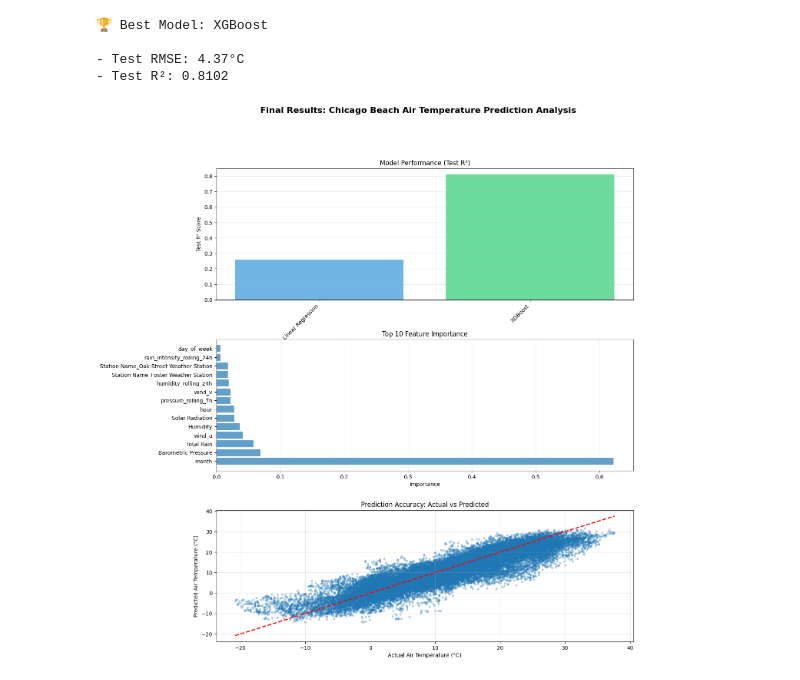
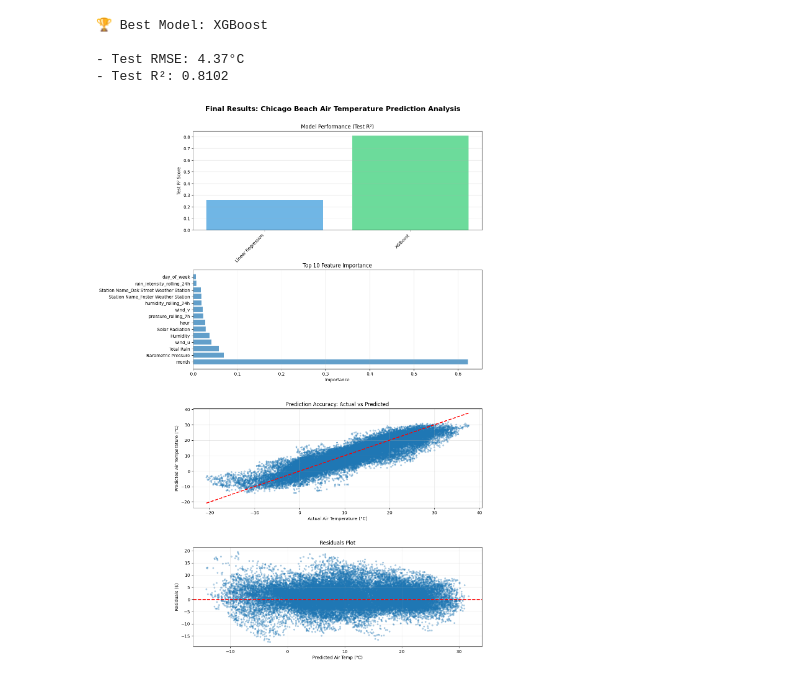
Before and after one commit to UCSF-DataSci/ds217-11-final-bobho1999, a Jupyter notebook: q8_results.ipynb, the cells around one changed output. Cells and saved outputs as stored; diff of their text form; code cells hidden in the pictures.

Commit message:
Q8 added residual plot

```diff
--- a/q8_results.ipynb
+++ b/q8_results.ipynb
@@ -224,9 +235,10 @@ summary.to_csv('output/q8_summary.csv', index=False)
 # %%
 # Final Visualization; adopted from Lecture 11 demo
 # Create figure with GridSpec layout for 3 panels
-fig = plt.figure(figsize=(14, 16))
-gs = fig.add_gridspec(3, 1, hspace=0.3, wspace=0.3)
+fig = plt.figure(figsize=(12, 20))
+gs = fig.add_gridspec(4, 1, hspace=0.4, wspace=0.3)
 fig.suptitle('Final Results: Chicago Beach Air Temperature Prediction Analysis', fontsize=16, fontweight='bold')
+plt.subplots_adjust(top=0.94)
 
 # Panel 1: Model comparison (top-left)
 ax1 = fig.add_subplot(gs[0, 0])
@@ -235,34 +247,44 @@ ax1.bar(x_pos, comparison['Test R²'], alpha=0.7, color=['#3498db', '#2ecc71', '
 ax1.set_xticks(x_pos)
 ax1.set_xticklabels(comparison['Model'], rotation=45, ha='right')
 ax1.set_ylabel('Test R² Score')
 ax1.set_title('Model Performance (Test R²)')
 ax1.grid(True, alpha=0.3, axis='y')
 
 # Panel 2: Feature importance (top-right)
 ax2 = fig.add_subplot(gs[1, :])
 ax2.barh(range(len(feature_importance)), feature_importance['importance'], alpha=0.7)
 ax2.set_yticks(range(len(feature_importance)))
 ax2.set_yticklabels(feature_importance['feature'])
 ax2.set_xlabel('Importance')
 ax2.set_title('Top 10 Feature Importance')
 ax2.grid(True, alpha=0.3, axis='x')
 
 # Panel 3: Actual vs Predicted (middle row, full width)
 if best_model_name == 'XGBoost':
     y_test_pred_best = predictions['predicted_xgboost']
 else:
     y_test_pred_best = predictions['predicted_linear']
 ax3 = fig.add_subplot(gs[2, :])
 ax3.scatter(predictions['actual'], y_test_pred_best, alpha=0.3, s=10)
 ax3.plot([predictions['actual'].min(), predictions['actual'].max()], [predictions['actual'].min(), predictions['actual'].max()], 'r--', linewidth=2)
 ax3.set_xlabel('Actual Air Temperature (°C)')
 ax3.set_ylabel('Predicted Air Temperature (°C)')
 ax3.set_title('Prediction Accuracy: Actual vs Predicted')
 ax3.grid(True, alpha=0.3)
 
+# Panel 4: Residual plot (XGBoost)
+residuals = predictions['actual'] - y_test_pred_best
+ax4 = fig.add_subplot(gs[3, :])
+ax4.scatter(y_test_pred_best, residuals, alpha=0.3, s=10)
+ax4.axhline(y=0, color='r', linestyle='--', linewidth=2)
+ax4.set_xlabel('Predicted Air Temp (°C)')
+ax4.set_ylabel('Residuals ($)')
+ax4.set_title('Residuals Plot')
+ax4.grid(True, alpha=0.3)
+
 plt.savefig('output/q8_final_visualizations.png', dpi=300, bbox_inches='tight')
 # %% [output]
-[figure, old version]
+[figure, new version]
 # %%
 # Key Findings Summary
 key_findings = f"""KEY FINDINGS SUMMARY
```
Also changed, not shown: parts of 1 cell of this notebook, 2 other files.
